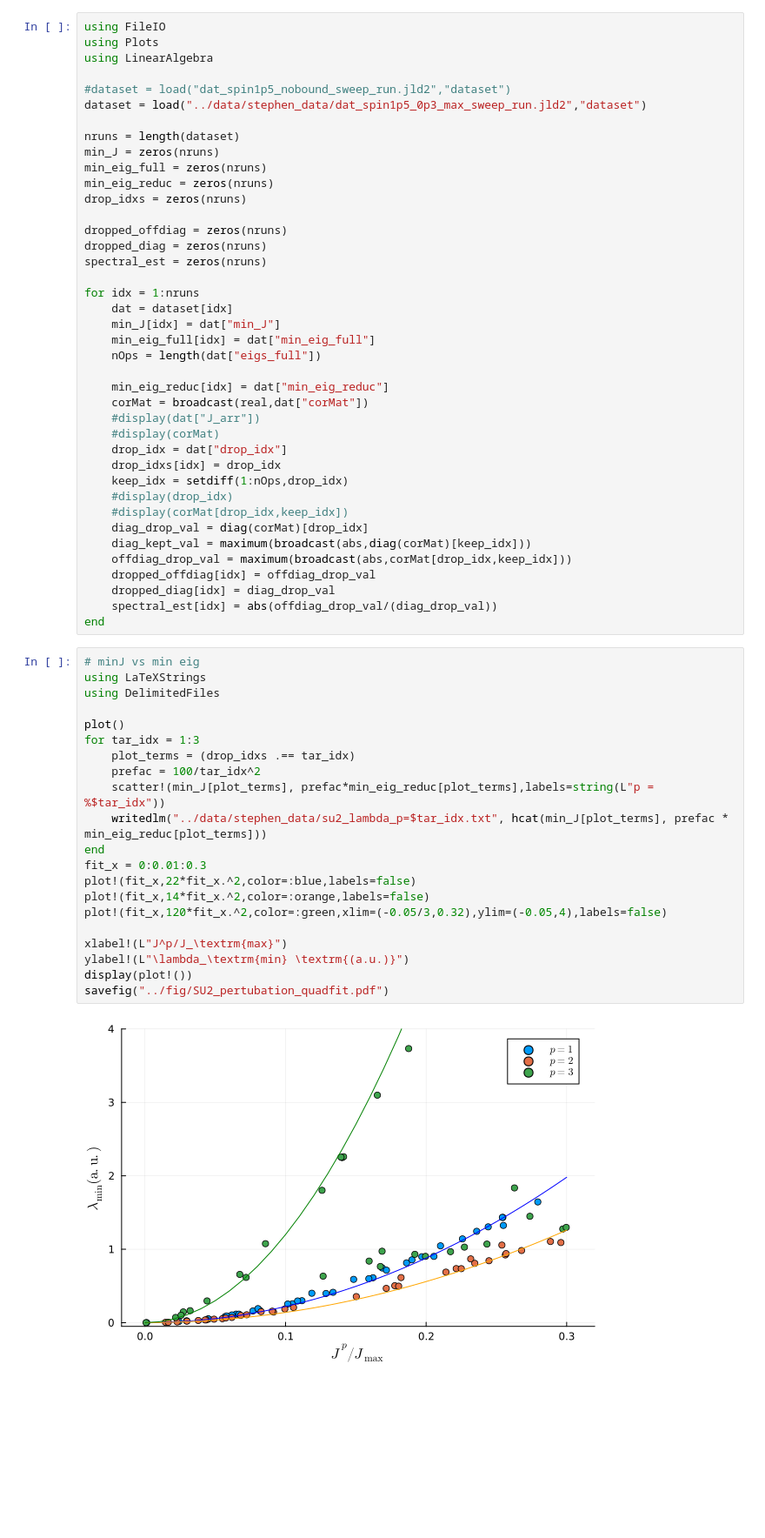
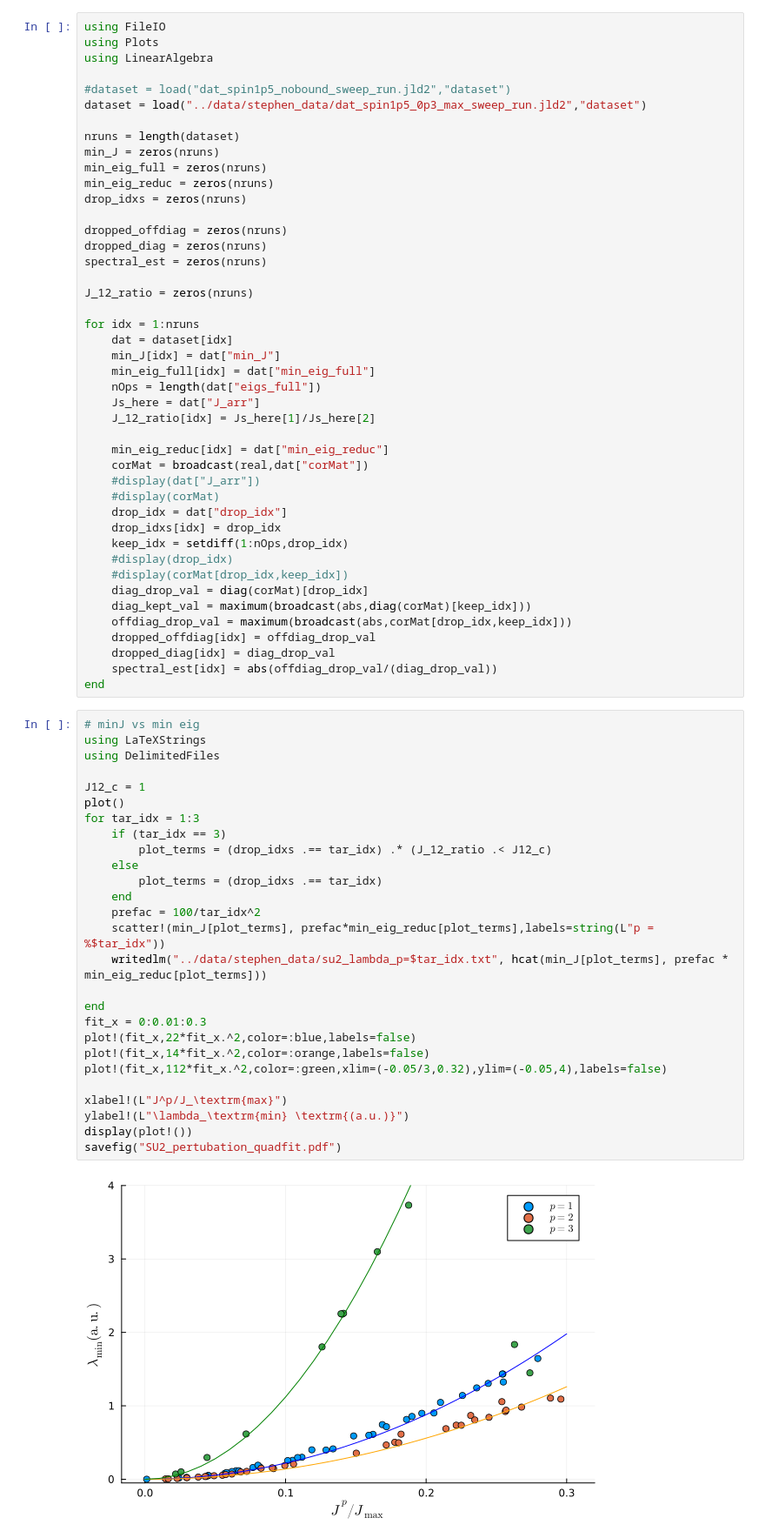
Before and after one commit to lzawbrito/HReconCorMat, a Jupyter notebook: scripts/production_spin_onehalf_cormat.ipynb, the cells around one changed output. Shown: that part at 87% size. Cells and saved outputs as stored; diff of their text form; blank space fills up the shorter version.

```diff
--- a/scripts/production_spin_onehalf_cormat.ipynb
+++ b/scripts/production_spin_onehalf_cormat.ipynb
@@ -16,11 +18,15 @@ dropped_offdiag = zeros(nruns)
 dropped_diag = zeros(nruns)
 spectral_est = zeros(nruns)
 
+J_12_ratio = zeros(nruns)
+
 for idx = 1:nruns
     dat = dataset[idx]
     min_J[idx] = dat["min_J"]
     min_eig_full[idx] = dat["min_eig_full"]
     nOps = length(dat["eigs_full"])
+    Js_here = dat["J_arr"]
+    J_12_ratio[idx] = Js_here[1]/Js_here[2]
 
     min_eig_reduc[idx] = dat["min_eig_reduc"]
     corMat = broadcast(real,dat["corMat"])
@@ -41,23 +47,29 @@ end
 # %%
 # minJ vs min eig
 using LaTeXStrings
 using DelimitedFiles
 
+J12_c = 1
 plot()
 for tar_idx = 1:3
-    plot_terms = (drop_idxs .== tar_idx)
+    if (tar_idx == 3)
+        plot_terms = (drop_idxs .== tar_idx) .* (J_12_ratio .< J12_c)
+    else
+        plot_terms = (drop_idxs .== tar_idx)
+    end
     prefac = 100/tar_idx^2
     scatter!(min_J[plot_terms], prefac*min_eig_reduc[plot_terms],labels=string(L"p = %$tar_idx"))
     writedlm("../data/stephen_data/su2_lambda_p=$tar_idx.txt", hcat(min_J[plot_terms], prefac * min_eig_reduc[plot_terms]))
+
 end
 fit_x = 0:0.01:0.3
 plot!(fit_x,22*fit_x.^2,color=:blue,labels=false)
 plot!(fit_x,14*fit_x.^2,color=:orange,labels=false)
-plot!(fit_x,120*fit_x.^2,color=:green,xlim=(-0.05/3,0.32),ylim=(-0.05,4),labels=false)
+plot!(fit_x,112*fit_x.^2,color=:green,xlim=(-0.05/3,0.32),ylim=(-0.05,4),labels=false)
 
 xlabel!(L"J^p/J_\textrm{max}")
 ylabel!(L"\lambda_\textrm{min} \textrm{(a.u.)}")
 display(plot!())
-savefig("../fig/SU2_pertubation_quadfit.pdf")
+savefig("SU2_pertubation_quadfit.pdf")
 # %% [output]
-[figure, old version]
+[figure, new version]
```
Also changed, not shown: parts of 3 cells of this notebook, 31 other files.
